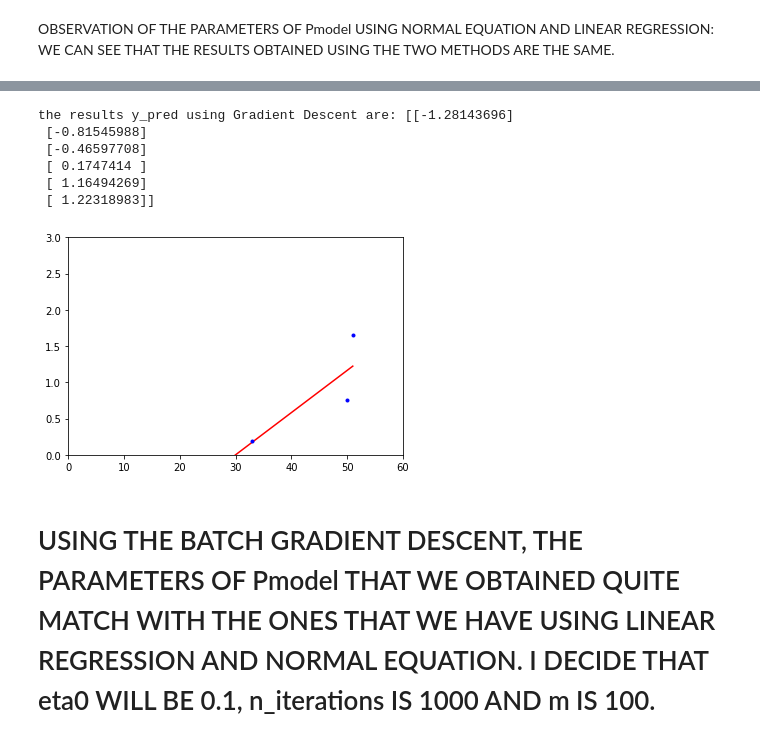
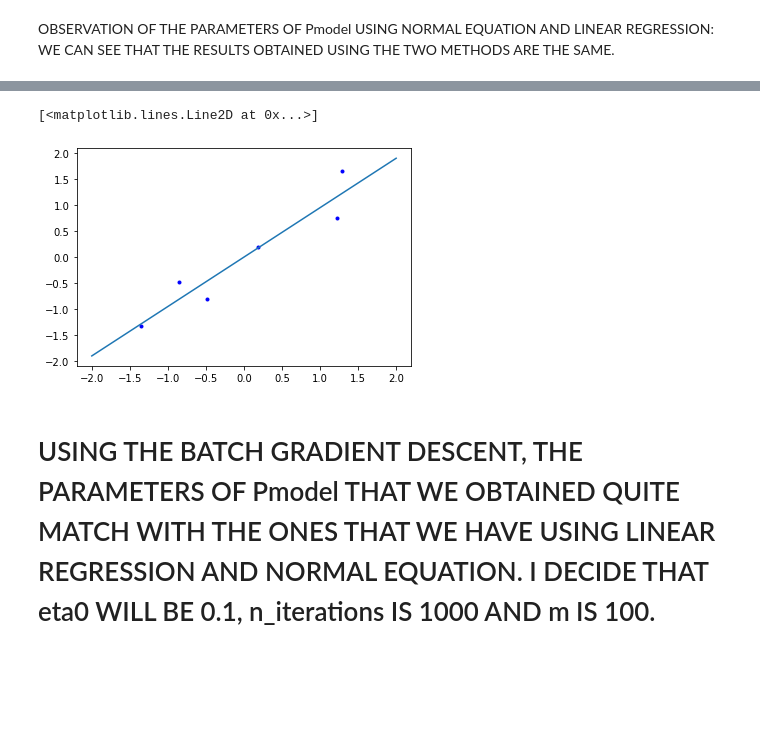
Before and after one commit to ngohuongly/CS634, a Jupyter notebook: Copy_of_maximum_likelihood_Ngo_Huong_Ly.ipynb, the cells around one changed output, grey strips where cells are left out. Saved outputs shown, nothing was run; the diff lists cells and outputs as text; code cells hidden in the pictures; blank space fills up the shorter version.

```diff
--- a/Copy_of_maximum_likelihood_Ngo_Huong_Ly.ipynb
+++ b/Copy_of_maximum_likelihood_Ngo_Huong_Ly.ipynb
@@ -232,19 +225,10 @@ array([[3.14473162e-17],
-# %%
-y_pred_gd=X_b.dot(theta)
-print("the results y_pred using Gradient Descent are:", y_pred_gd)
-
-plt.plot(x,y_pred_gd, "r-")
-plt.plot(x, y, "b.")
-plt.axis([0, 60, 0, 3])
-plt.show()
-# %% [output]
-the results y_pred using Gradient Descent are: [[-1.28143696]
- [-0.81545988]
- [-0.46597708]
- [ 0.1747414 ]
- [ 1.16494269]
- [ 1.22318983]]
-[figure, removed]
+# %%
+plt.plot(X_b[:,1], y, "b.")
+y_pred_gd=X_new_b.dot(theta)
+plt.plot(X_new, y_pred_gd)
+# %% [output]
+[<matplotlib.lines.Line2D at 0x...>]
+[figure, added]
 # %% [markdown]
 # USING THE BATCH GRADIENT DESCENT, THE PARAMETERS OF Pmodel THAT WE OBTAINED QUITE MATCH WITH THE ONES THAT WE HAVE USING LINEAR REGRESSION AND NORMAL EQUATION. I DECIDE THAT eta0 WILL BE 0.1, n_iterations IS 1000 AND m IS 100.
 # %%
```
Also changed, not shown: parts of 8 cells of this notebook.
